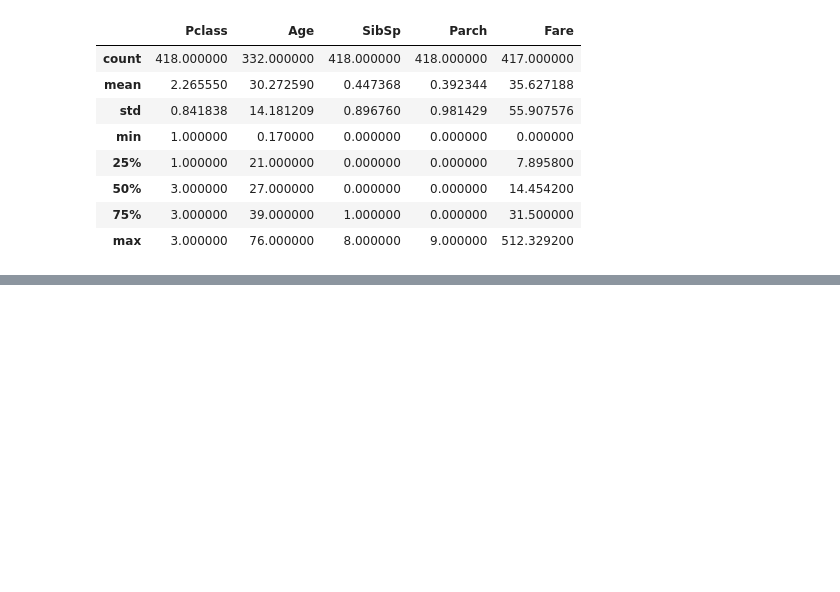
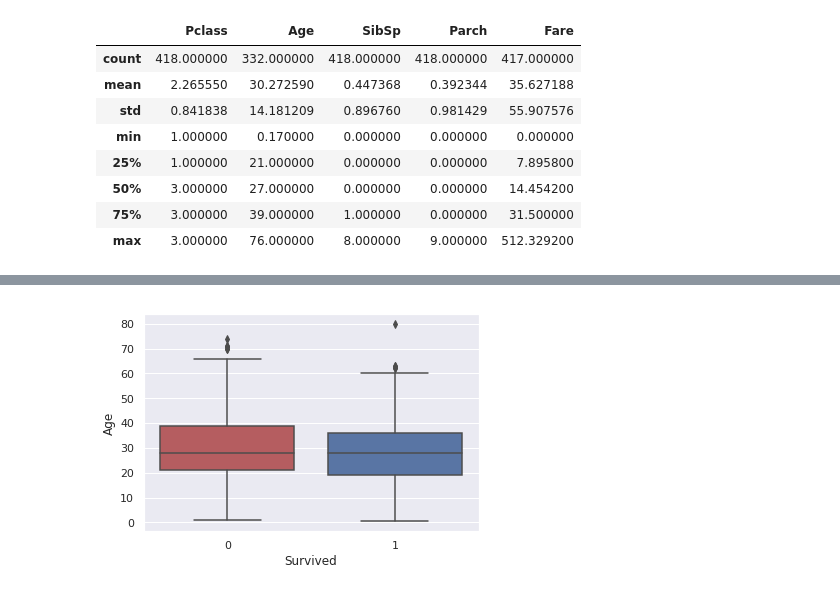
Before and after one commit to fernandosaavedra/titanic-machine-learning-from-disaster, a Jupyter notebook: titanic-ml-solution.ipynb, the cells around one changed output, grey strips where cells are left out. Drawn from its saved outputs; the diff is of its cells as text; code cells hidden in the pictures; blank space fills up the shorter version.

```diff
--- a/titanic-ml-solution.ipynb
+++ b/titanic-ml-solution.ipynb
@@ -29,6 +29,9 @@ En esta parte se hace un análisis exploratorio de datos para determinar:
 import numpy as np
 import pandas as pd
 import matplotlib.pyplot as plt
+import seaborn as sns
+%matplotlib inline
+sns.set()
 
 # Opening Datasets
 train_data = pd.read_csv('data/train.csv')
@@ -75,0 +172,7 @@ Ambos conjuntos de datos no poseen grandes diferencias en variables numéricas,
+# %%
+sns.boxplot(x="Survived", y="Age",
+            palette=["r", "b"], data=train_data)
+
+plt.show()
+# %% [output]
+[figure, added]
```
Also changed, not shown: parts of 16 cells of this notebook.
